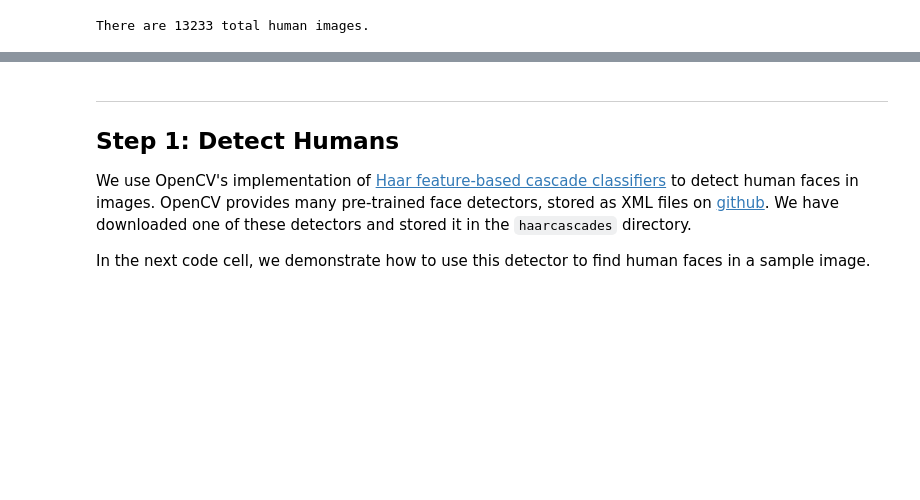
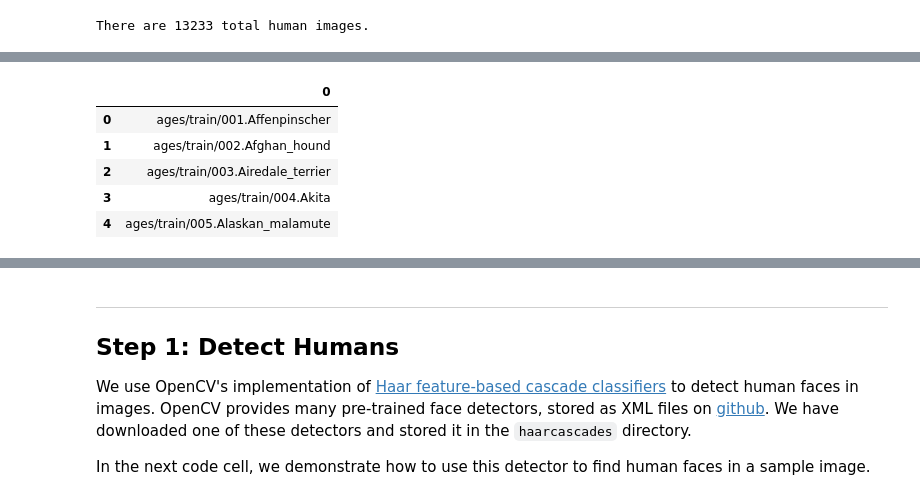
Before and after one commit to dmoreno757/capstone-DS-dog-breed, a Jupyter notebook: dog_app.ipynb, the cells around one changed output, grey strips where cells are left out. Saved outputs shown, nothing was run; the diff lists cells and outputs as text; code cells hidden in the pictures; blank space fills up the shorter version.

```diff
--- a/dog_app.ipynb
+++ b/dog_app.ipynb
@@ -108,0 +136,11 @@ There are 13233 total human images.
+# %%
+dfDogNames = pd.DataFrame(dog_names)
+# %%
+dfDogNames.head()
+# %% [output]
+|  | 0 |
+| 0 | ages/train/001.Affenpinscher |
+| 1 | ages/train/002.Afghan_hound |
+| 2 | ages/train/003.Airedale_terrier |
+| 3 | ages/train/004.Akita |
+| 4 | ages/train/005.Alaskan_malamute |
```
Also changed, not shown: parts of 22 cells of this notebook.
